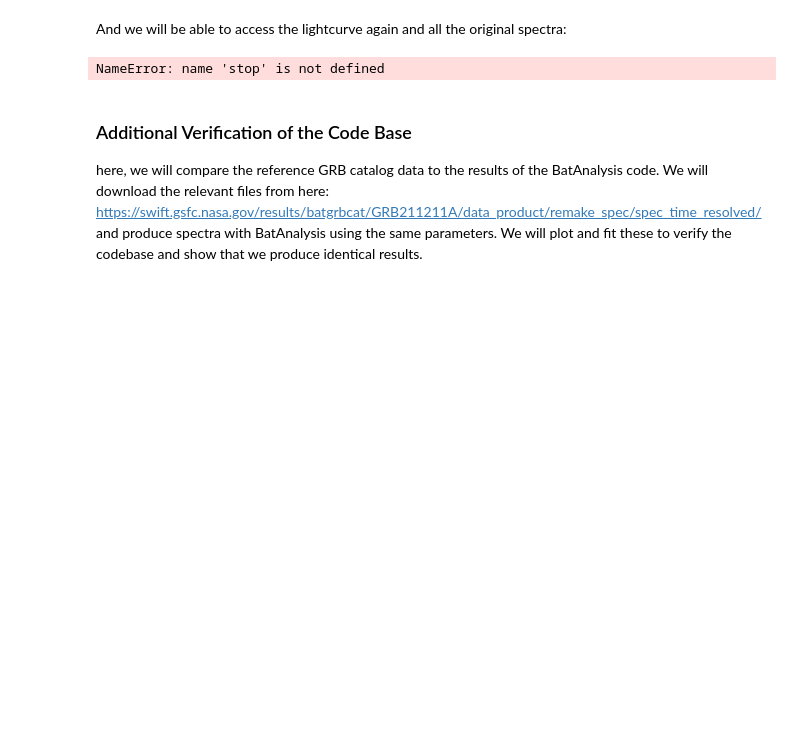
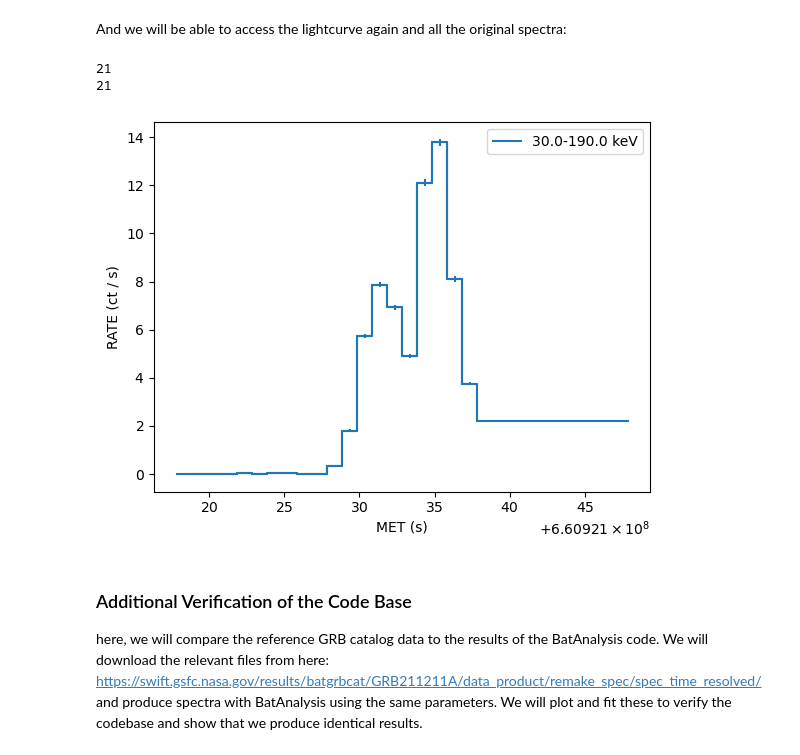
Before and after one commit to parsotat/BatAnalysis, a Jupyter notebook: notebooks/Example_TTE_data_analysis.ipynb, the cells around one changed output. Saved outputs shown, nothing was run; the diff lists cells and outputs as text; code cells hidden in the pictures; blank space fills up the shorter version.

```diff
--- a/notebooks/Example_TTE_data_analysis.ipynb
+++ b/notebooks/Example_TTE_data_analysis.ipynb
@@ -785,17 +779,17 @@ The event file information is saved along with the lightcurve that was most rece
 
 To load the event data, we simply do:
 # %%
-#print(ba.datadir(), event.result_dir)
-#continued_event=ba.BatEvent(grb_obs[0].obsid)
+continued_event=ba.BatEvent(grb_obs[0].obsid)
 # %% [markdown]
 And we will be able to access the lightcurve again and all the original spectra:
 # %%
-stop
-#continued_event.__dict__#lightcurve.plot()
-#print(len(event.spectrum))
-#print(len(continued_event.spectrum))
+continued_event.lightcurve.plot()
+print(len(event.spectrum))
+print(len(continued_event.spectrum))
 # %% [output]
-NameError: name 'stop' is not defined
+21
+21
+[figure, added]
 # %% [markdown]
 ### Additional Verification of the Code Base
 
```
Also changed, not shown: parts of 5 cells of this notebook.
